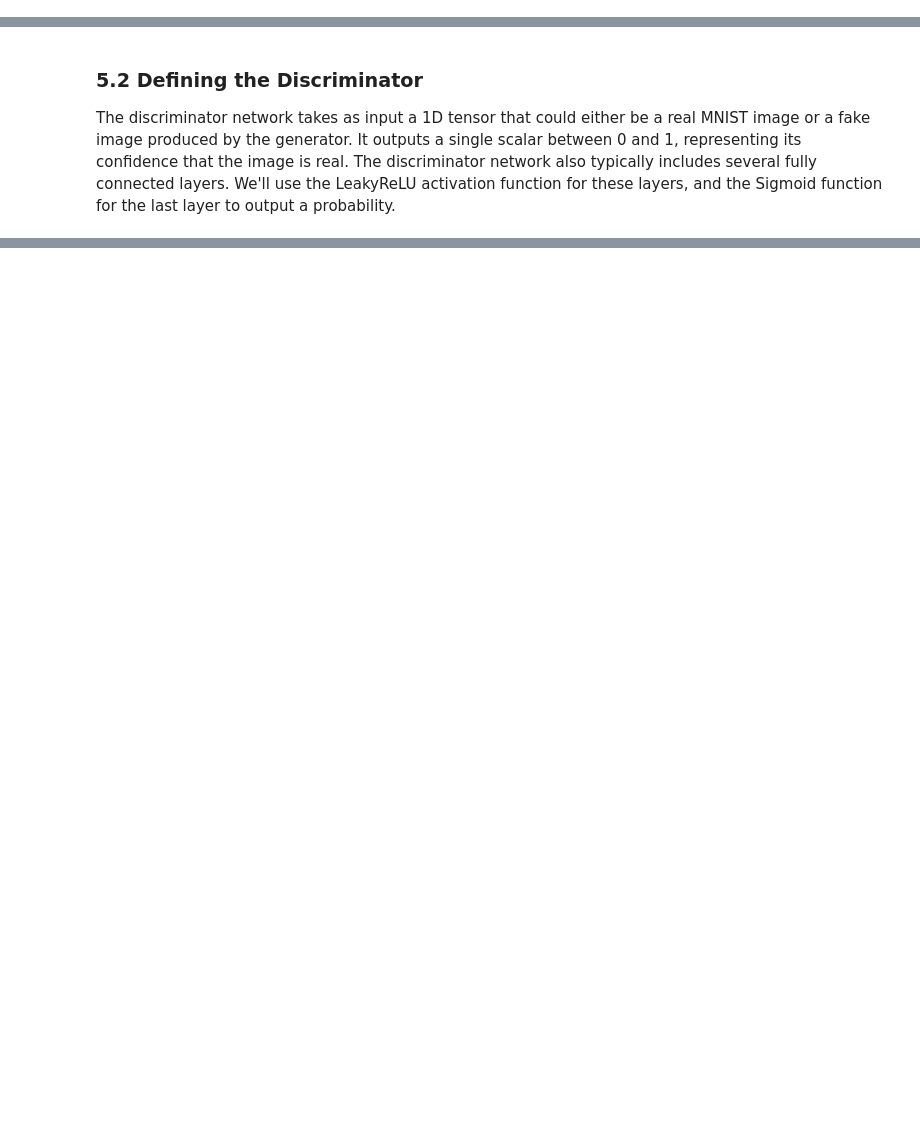
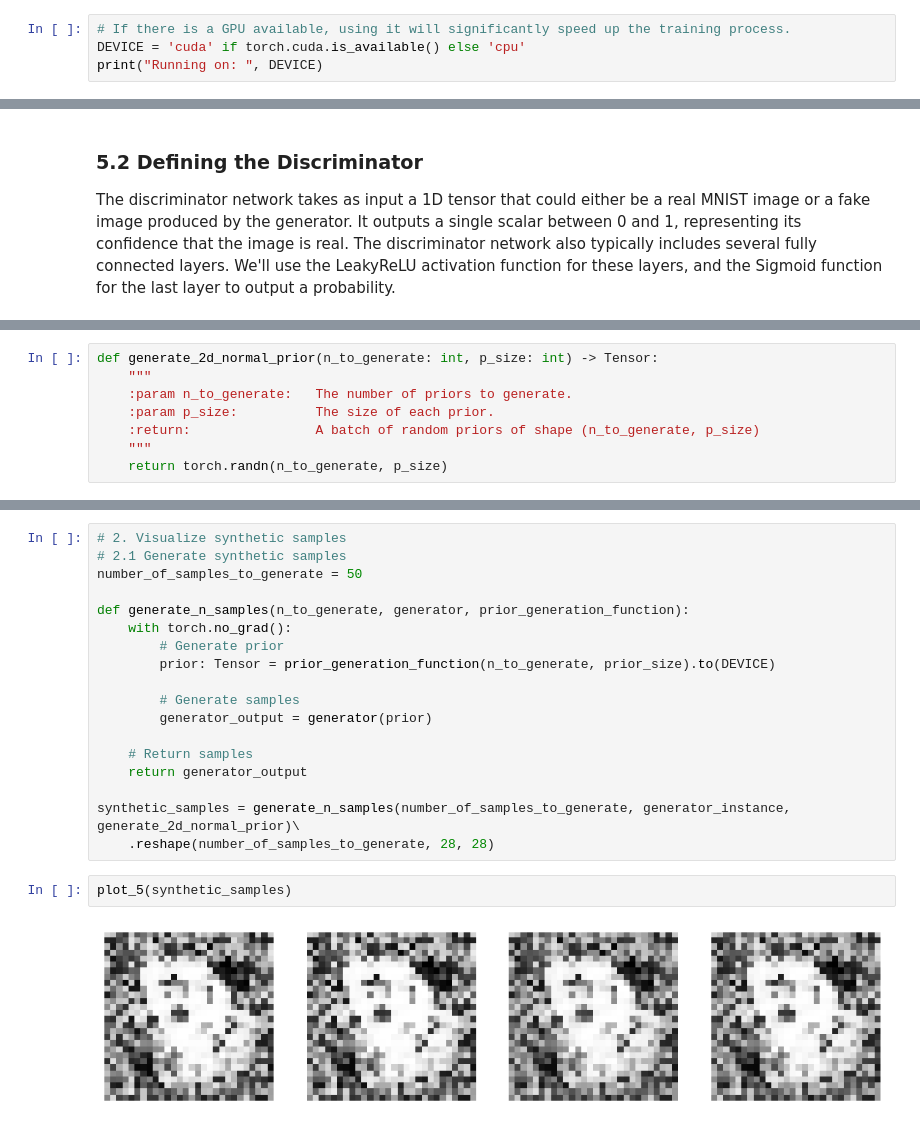
Before and after one commit to rdvhoorn/GAN-Pytorch, a Jupyter notebook: A-Z GAN tutorial.ipynb, the cells around one changed output, grey strips where cells are left out. Drawn from its saved outputs; the diff is of its cells as text; blank space fills up the shorter version.

```diff
--- a/A-Z GAN tutorial.ipynb
+++ b/A-Z GAN tutorial.ipynb
@@ -106,3 +106,7 @@ from tqdm import tqdm
 print("Loaded all libraries successfully!")
 # %% [output]
 Loaded all libraries successfully!
+# %%
+# If there is a GPU available, using it will significantly speed up the training process.
+DEVICE = 'cuda' if torch.cuda.is_available() else 'cpu'
+print("Running on: ", DEVICE)
@@ -325,0 +466,8 @@ discriminator = Discriminator(feature_dim, dropout, leaky_relu_slope)
+# %%
+def generate_2d_normal_prior(n_to_generate: int, p_size: int) -> Tensor:
+    """
+    :param n_to_generate:   The number of priors to generate.
+    :param p_size:          The size of each prior.
+    :return:                A batch of random priors of shape (n_to_generate, p_size)
+    """
+    return torch.randn(n_to_generate, p_size)
@@ -325,0 +531,22 @@ discriminator = Discriminator(feature_dim, dropout, leaky_relu_slope)
+# %%
+# 2. Visualize synthetic samples
+# 2.1 Generate synthetic samples
+number_of_samples_to_generate = 50
+
+def generate_n_samples(n_to_generate, generator, prior_generation_function):
+    with torch.no_grad():
+        # Generate prior
+        prior: Tensor = prior_generation_function(n_to_generate, prior_size).to(DEVICE)
+
+        # Generate samples
+        generator_output = generator(prior)
+
+    # Return samples
+    return generator_output
+
+synthetic_samples = generate_n_samples(number_of_samples_to_generate, generator_instance, generate_2d_normal_prior)\
+    .reshape(number_of_samples_to_generate, 28, 28)
+# %%
+plot_5(synthetic_samples)
+# %% [output]
+[figure, added]
```
Also changed, not shown: parts of 27 cells of this notebook.
